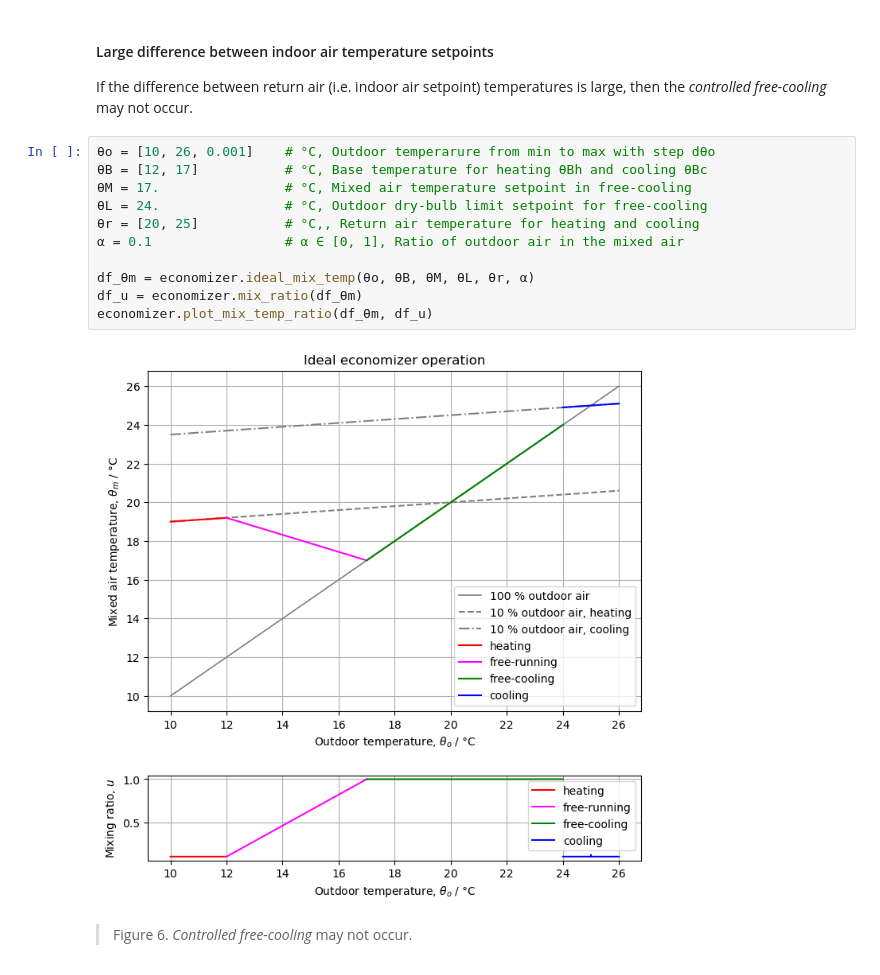
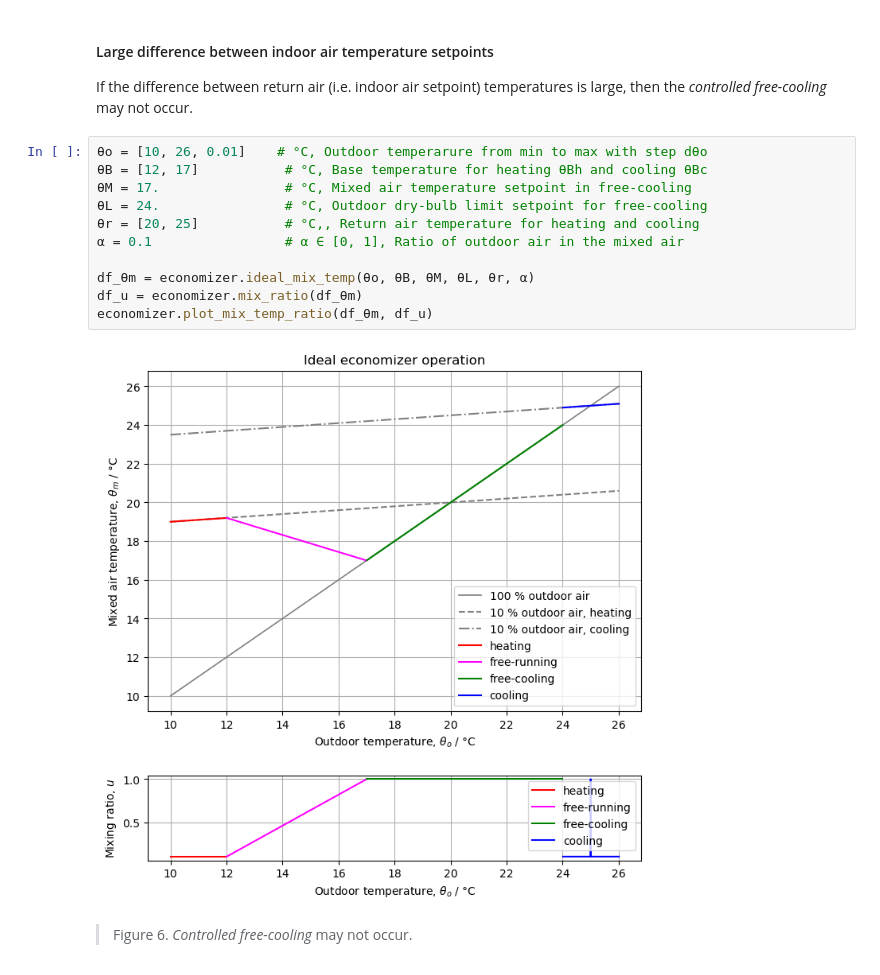
Before and after one commit to cghiaus/economizer-fdd, a Jupyter notebook: ideal_mix.ipynb, the cells around one changed output. Saved outputs shown, nothing was run; the diff lists cells and outputs as text.

```diff
--- a/ideal_mix.ipynb
+++ b/ideal_mix.ipynb
@@ -173,18 +173,18 @@ economizer.plot_mix_temp_ratio(df_θm, df_u)
 
 If the difference between return air (i.e. indoor air setpoint) temperatures is large, then the _controlled free-cooling_ may not occur.
 # %%
-θo = [10, 26, 0.001]    # °C, Outdoor temperarure from min to max with step dθo
+θo = [10, 26, 0.01]    # °C, Outdoor temperarure from min to max with step dθo
 θB = [12, 17]           # °C, Base temperature for heating θBh and cooling θBc
 θM = 17.                # °C, Mixed air temperature setpoint in free-cooling
 θL = 24.                # °C, Outdoor dry‑bulb limit setpoint for free-cooling
 θr = [20, 25]           # °C,, Return air temperature for heating and cooling
 α = 0.1                 # α ∈ [0, 1], Ratio of outdoor air in the mixed air
 
 df_θm = economizer.ideal_mix_temp(θo, θB, θM, θL, θr, α)
 df_u = economizer.mix_ratio(df_θm)
 economizer.plot_mix_temp_ratio(df_θm, df_u)
 # %% [output]
-[figure, old version]
+[figure, new version]
 # %% [markdown]
 > Figure 6. _Controlled free-cooling_ may not occur.
 # %% [markdown]
```
Also changed, not shown: 1 other file.
